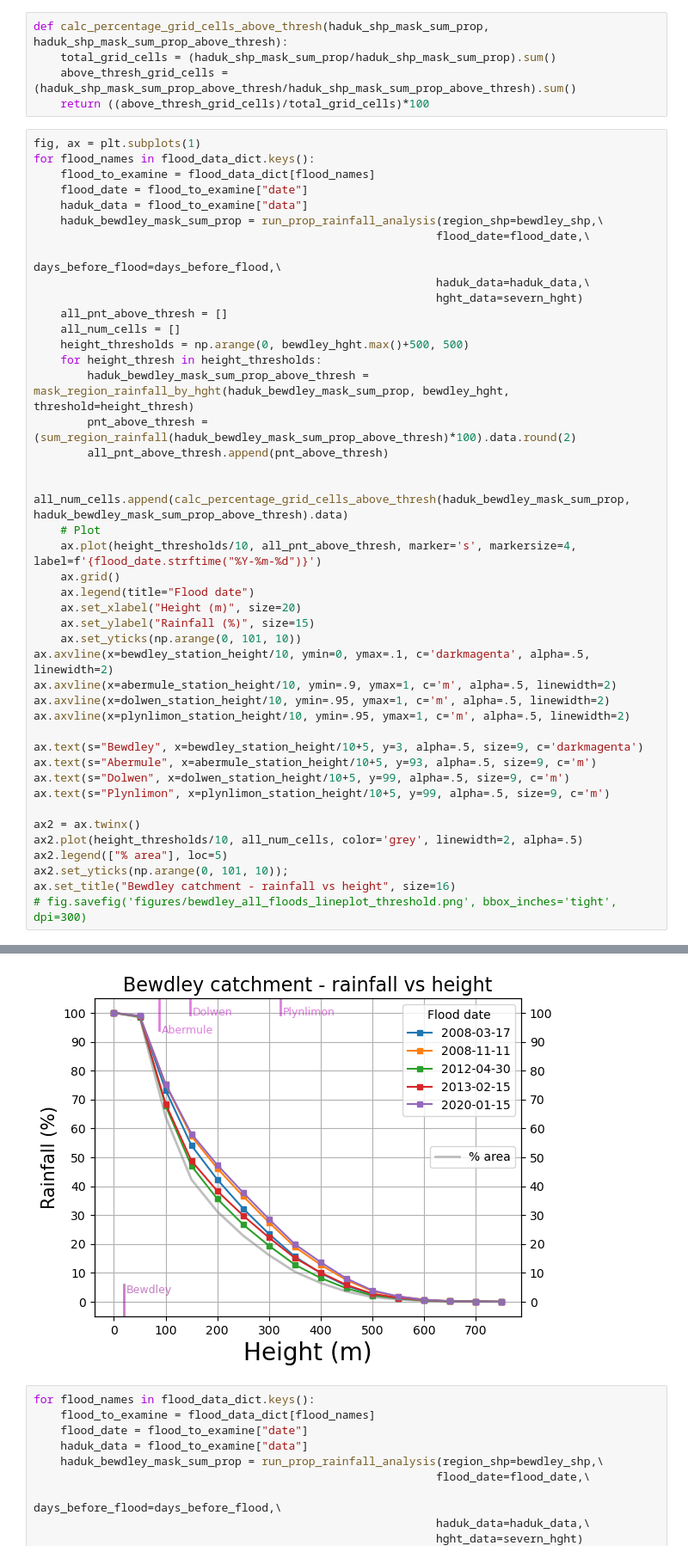
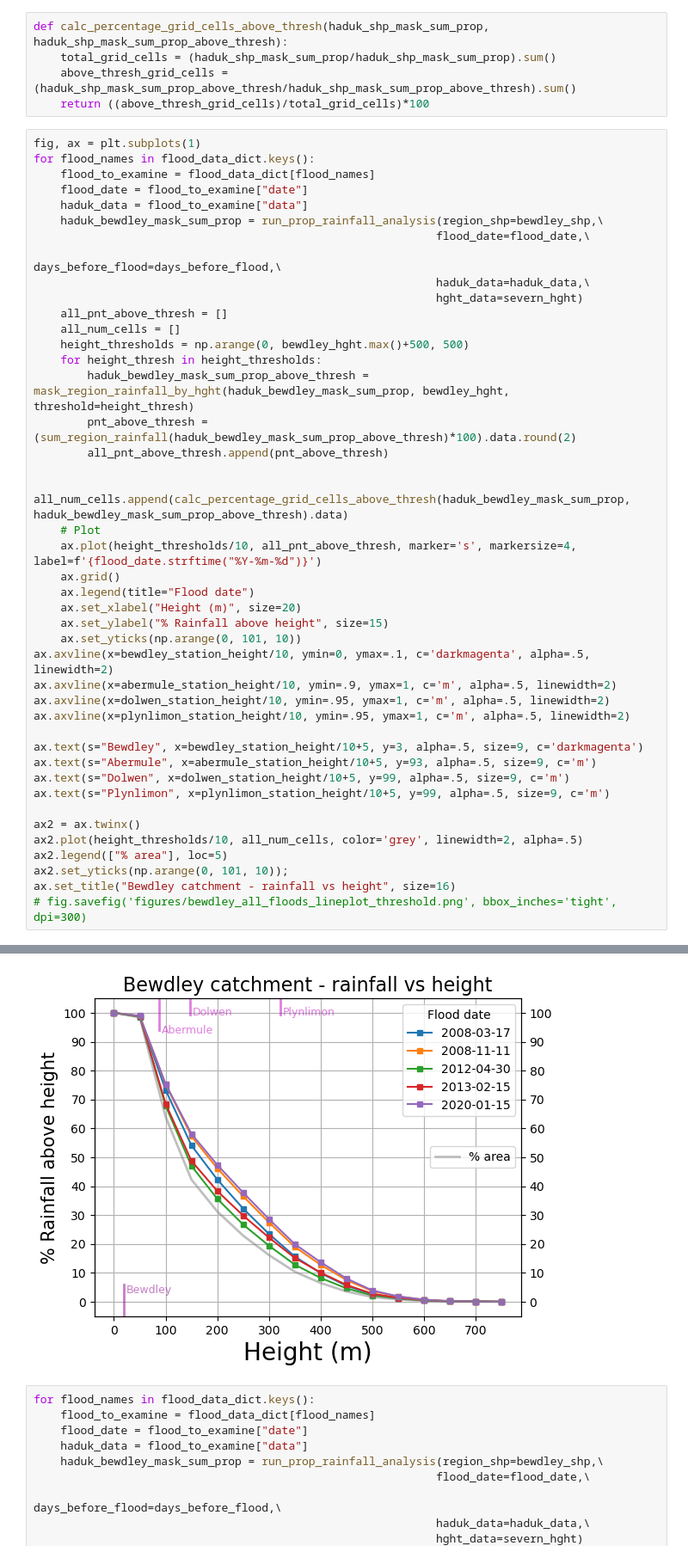
Before and after one commit to Thomasjkeel/FDRI-high-altitude-rainfall-and-floods, a Jupyter notebook: River Severn/High_altitude_rainfall.ipynb, the cells around one changed output, grey strips where cells are left out. Shown: that part at 86% size. Cells and saved outputs as stored; diff of their text form.

```diff
--- a/River Severn/High_altitude_rainfall.ipynb
+++ b/River Severn/High_altitude_rainfall.ipynb
@@ -345,35 +345,35 @@ for flood_names in flood_data_dict.keys():
     for height_thresh in height_thresholds:
         haduk_bewdley_mask_sum_prop_above_thresh = mask_region_rainfall_by_hght(haduk_bewdley_mask_sum_prop, bewdley_hght, threshold=height_thresh)
         pnt_above_thresh = (sum_region_rainfall(haduk_bewdley_mask_sum_prop_above_thresh)*100).data.round(2)
         all_pnt_above_thresh.append(pnt_above_thresh)
 
         all_num_cells.append(calc_percentage_grid_cells_above_thresh(haduk_bewdley_mask_sum_prop, haduk_bewdley_mask_sum_prop_above_thresh).data)
     # Plot
     ax.plot(height_thresholds/10, all_pnt_above_thresh, marker='s', markersize=4, label=f'{flood_date.strftime("%Y-%m-%d")}')
     ax.grid()
     ax.legend(title="Flood date")
     ax.set_xlabel("Height (m)", size=20)
-    ax.set_ylabel("Rainfall (%)", size=15)
+    ax.set_ylabel("% Rainfall above height", size=15)
     ax.set_yticks(np.arange(0, 101, 10))
 ax.axvline(x=bewdley_station_height/10, ymin=0, ymax=.1, c='darkmagenta', alpha=.5, linewidth=2)
 ax.axvline(x=abermule_station_height/10, ymin=.9, ymax=1, c='m', alpha=.5, linewidth=2)
 ax.axvline(x=dolwen_station_height/10, ymin=.95, ymax=1, c='m', alpha=.5, linewidth=2)
 ax.axvline(x=plynlimon_station_height/10, ymin=.95, ymax=1, c='m', alpha=.5, linewidth=2)
 
 ax.text(s="Bewdley", x=bewdley_station_height/10+5, y=3, alpha=.5, size=9, c='darkmagenta')
 ax.text(s="Abermule", x=abermule_station_height/10+5, y=93, alpha=.5, size=9, c='m')
 ax.text(s="Dolwen", x=dolwen_station_height/10+5, y=99, alpha=.5, size=9, c='m')
 ax.text(s="Plynlimon", x=plynlimon_station_height/10+5, y=99, alpha=.5, size=9, c='m')
 
 ax2 = ax.twinx()
 ax2.plot(height_thresholds/10, all_num_cells, color='grey', linewidth=2, alpha=.5)
 ax2.legend(["% area"], loc=5)
 ax2.set_yticks(np.arange(0, 101, 10));
 ax.set_title("Bewdley catchment - rainfall vs height", size=16)
 # fig.savefig('figures/bewdley_all_floods_lineplot_threshold.png', bbox_inches='tight', dpi=300)
 # %% [output]
 Text(0.5, 1.0, 'Bewdley catchment - rainfall vs height')
-[figure, old version]
+[figure, new version]
 # %%
 for flood_names in flood_data_dict.keys():
     flood_to_examine = flood_data_dict[flood_names]
```
Also changed, not shown: 1 other file.
